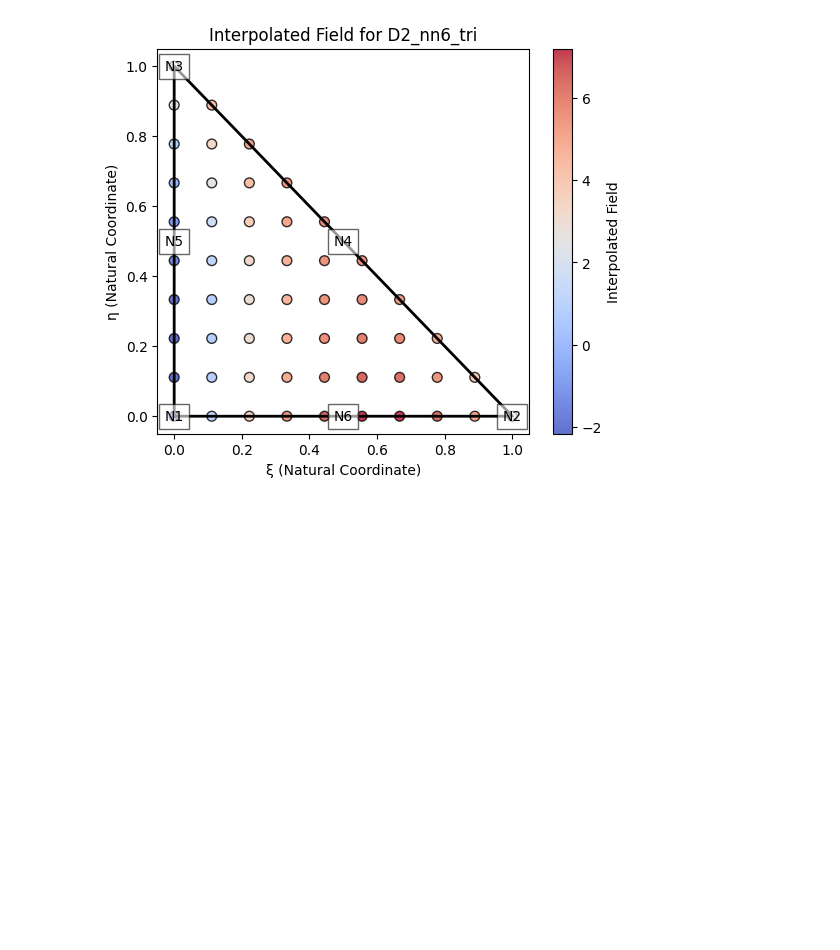
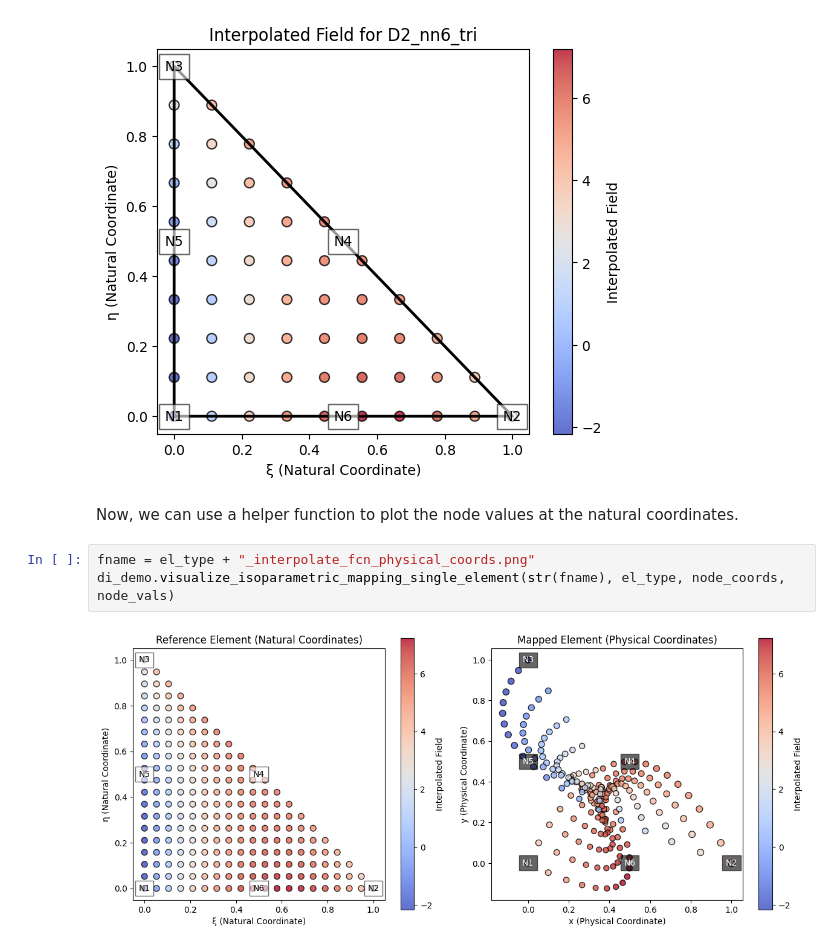
Before and after one commit to Keenan-Wood/BU_ENGME700_KeenanWood_A3, a Jupyter notebook: Element_Tutorial/tutorial_mesh.ipynb, the cells around one changed output. Cells and saved outputs as stored; diff of their text form; blank space fills up the shorter version.

```diff
--- a/Element_Tutorial/tutorial_mesh.ipynb
+++ b/Element_Tutorial/tutorial_mesh.ipynb
@@ -22,3 +22,10 @@ fname = el_type + "_interpolate_fun_scalar.png"
 di_demo.plot_interpolate_field_natural_coords_single_element(fname, el_type, node_vals)
 # %% [output]
 [figure]
+# %% [markdown]
+Now, we can use a helper function to plot the node values at the natural coordinates.
+# %%
+fname = el_type + "_interpolate_fcn_physical_coords.png"
+di_demo.visualize_isoparametric_mapping_single_element(str(fname), el_type, node_coords, node_vals)
+# %% [output]
+[figure, added]
```
Also changed, not shown: 1 other file.
